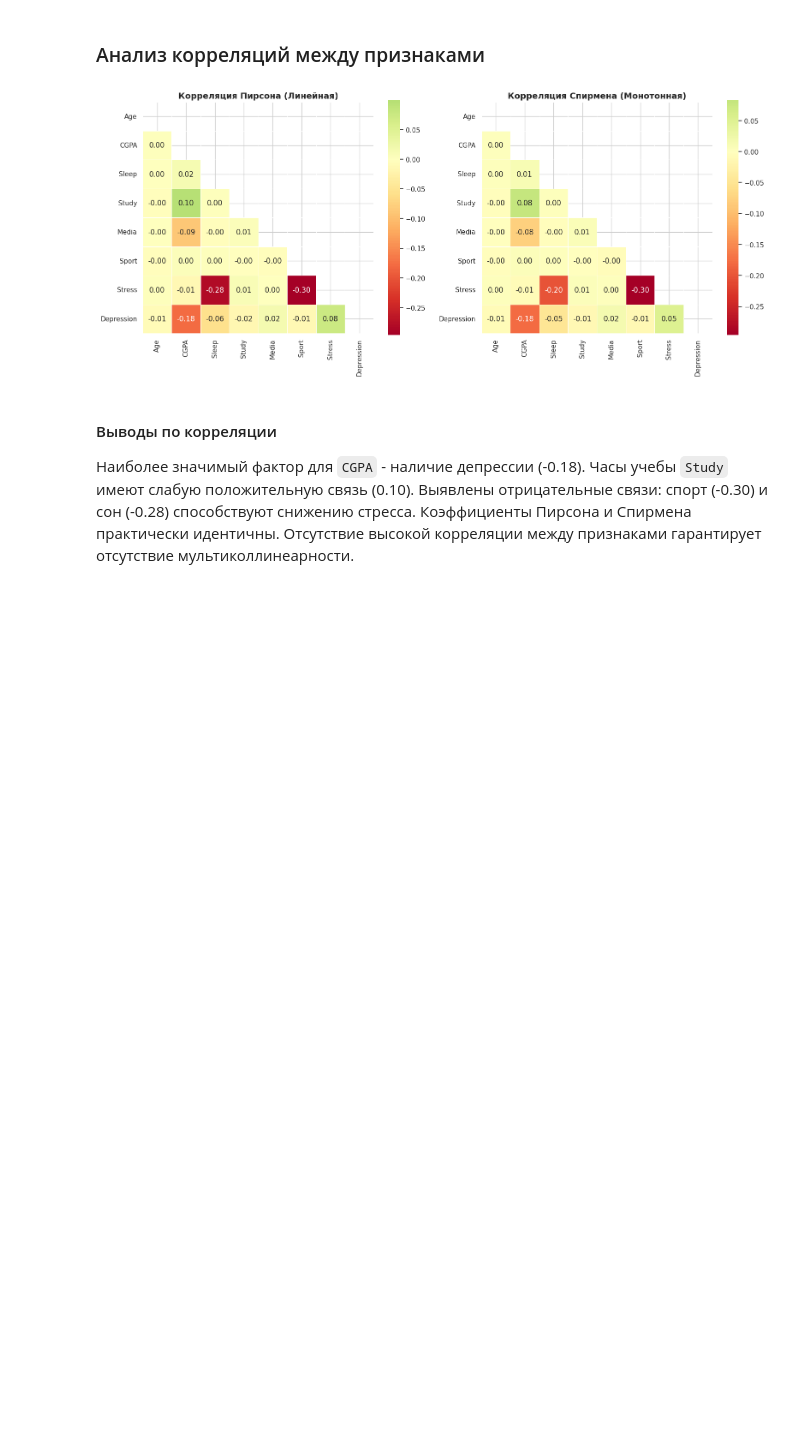
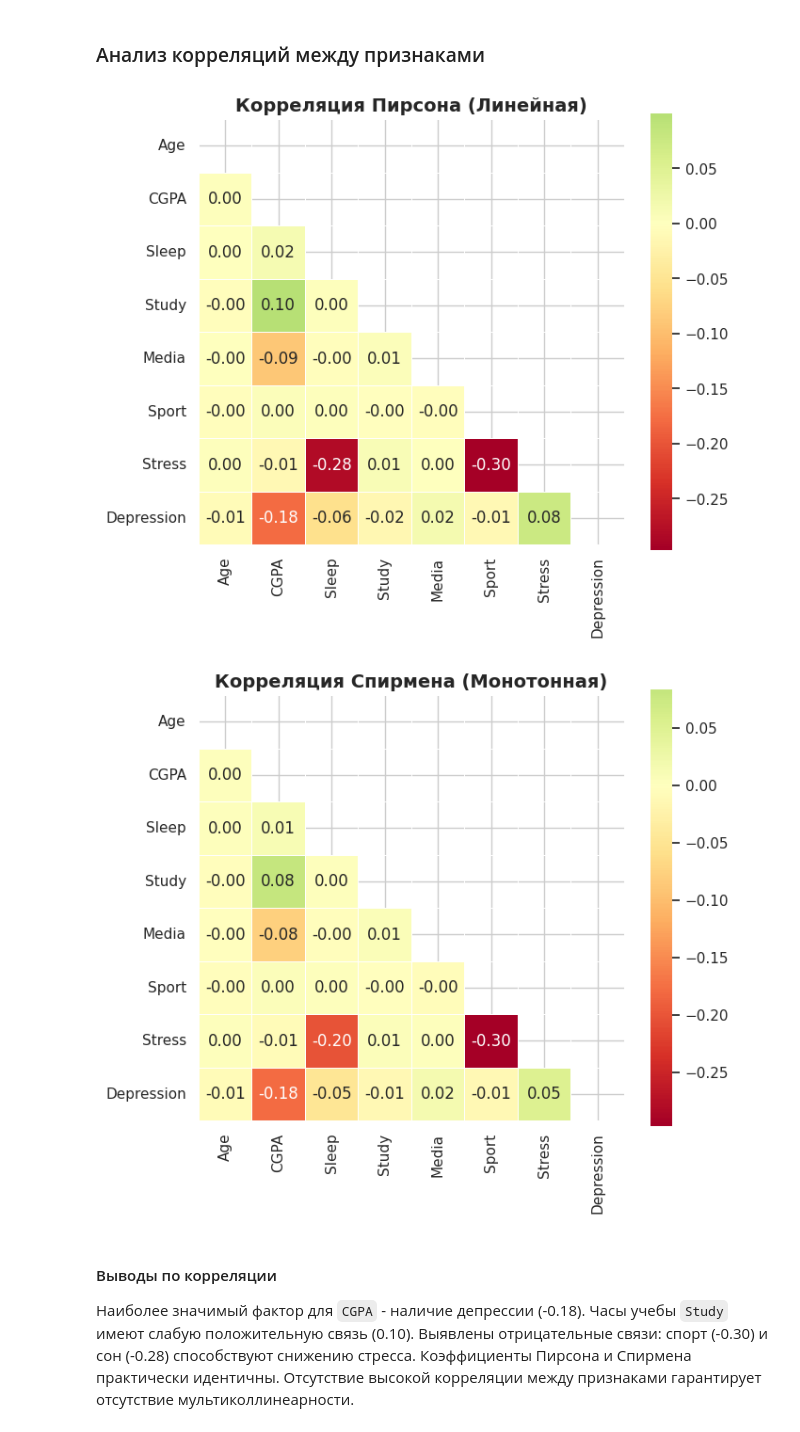
Before and after one commit to programx-dev/data-science-frameworks-sem2, a Jupyter notebook: main.ipynb, the cells around one changed output. Cells and saved outputs as stored; diff of their text form; code cells hidden in the pictures; blank space fills up the shorter version.

```diff
--- a/main.ipynb
+++ b/main.ipynb
@@ -635,36 +635,42 @@ corr_df["Depression"] = corr_df["Depression"].astype(int)
 # %%
 from typing import Literal
 
-def plot_correlation_heatmaps(df: pd.DataFrame):
-    fig, axes = plt.subplots(1, 2, figsize=(16, 7))
 
-    methods = ["pearson", "spearman"]
-    titles = ["Корреляция Пирсона (Линейная)", "Корреляция Спирмена (Монотонная)"]
+def plot_correlation_heatmaps(
+    df: pd.DataFrame, method: Literal["pearson", "spearman"], size: float = 7
+):
+    plt.figure(figsize=(size, size))
 
-    for ax, method, title in zip(axes, methods, titles):
-        corr = df.corr(method=method)
-        mask = np.triu(np.ones_like(corr, dtype=bool))
+    titles = {
+        "pearson": "Корреляция Пирсона (Линейная)",
+        "spearman": "Корреляция Спирмена (Монотонная)",
+    }
 
-        sns.heatmap(
-            data=corr,
-            annot=True,
-            fmt=".2f",
-            cmap="RdYlGn",
-            center=0,
-            mask=mask,
-            linewidths=0.5,
-            ax=ax,
-            cbar_kws={"shrink": .9},
-            square=True
-        )
-        ax.set_title(title, fontsize=14, fontweight="bold")
+    numeric = df.select_dtypes(include=[np.number])
+    corr = numeric.corr(method=method)
+    mask = np.triu(np.ones_like(corr, dtype=bool))
+
+    sns.heatmap(
+        data=corr,
+        annot=True,
+        fmt=".2f",
+        cmap="RdYlGn",
+        center=0,
+        mask=mask,
+        linewidths=0.5,
+        cbar_kws={"shrink": 0.75},
+        square=True,
+    )
+    plt.title(titles[method], fontsize=14, fontweight="bold")
 
     plt.tight_layout()
     plt.show()
-
-plot_correlation_heatmaps(corr_df)
-# %% [output]
-[figure, removed]
+# %%
+plot_correlation_heatmaps(corr_df, "pearson")
+plot_correlation_heatmaps(corr_df, "spearman")
+# %% [output]
+[figure, added]
+[figure, added]
 # %% [markdown]
 #### Выводы по корреляции
 Наиболее значимый фактор для `CGPA` - наличие депрессии (-0.18). Часы учебы `Study` имеют слабую положительную связь (0.10). Выявлены отрицательные связи: спорт (-0.30) и сон (-0.28) способствуют снижению стресса. Коэффициенты Пирсона и Спирмена практически идентичны. Отсутствие высокой корреляции между признаками гарантирует отсутствие мультиколлинеарности.
```
Also changed, not shown: parts of 28 cells of this notebook.
